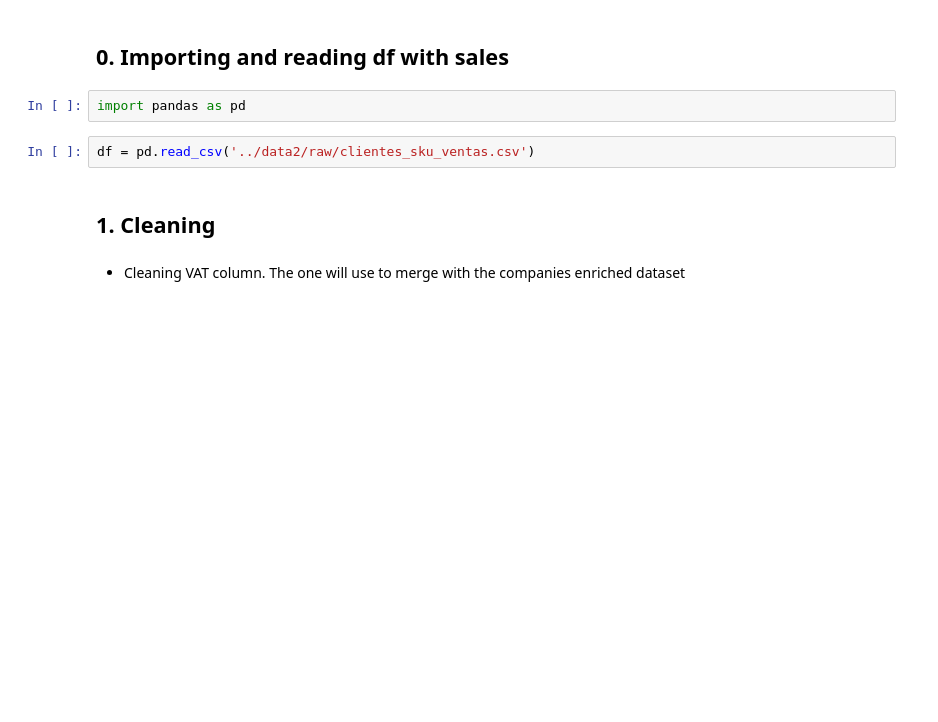
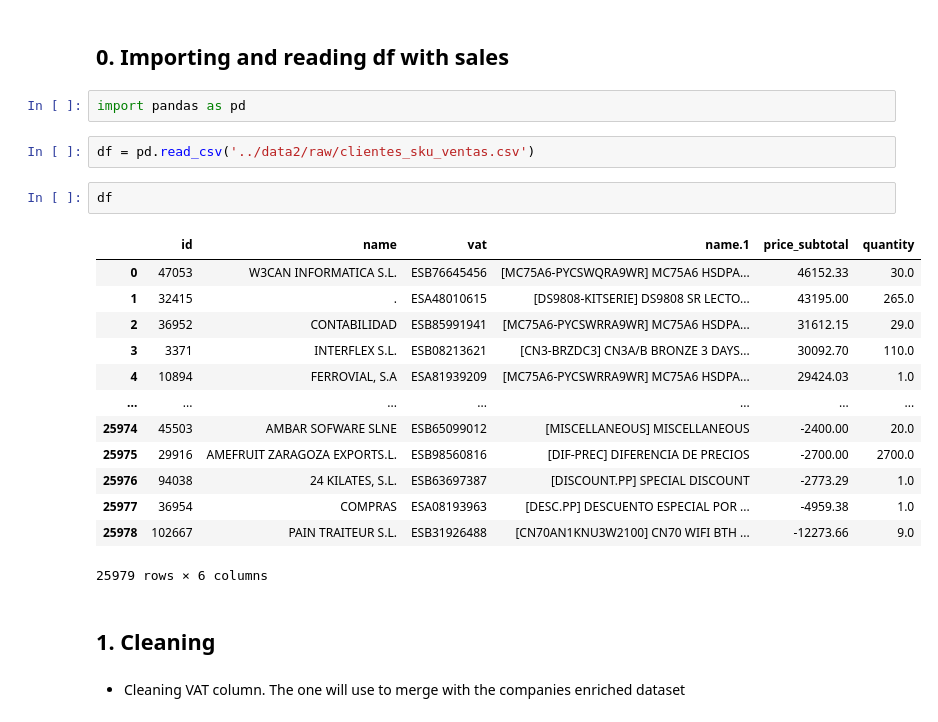
Before and after one commit to Albrodmar/Ironhack-Final-Project, a Jupyter notebook: notebooks/0- Cleaning Sales DF.ipynb, the cells around one changed output. Saved outputs shown, nothing was run; the diff lists cells and outputs as text; blank space fills up the shorter version.

```diff
--- a/notebooks/0- Cleaning Sales DF.ipynb
+++ b/notebooks/0- Cleaning Sales DF.ipynb
@@ -4,6 +4,22 @@
 import pandas as pd
 # %%
 df = pd.read_csv('../data2/raw/clientes_sku_ventas.csv')
+# %%
+df
+# %% [output]
+|  | id | name | vat | name.1 | price_subtotal | quantity |
+| 0 | 47053 | W3CAN INFORMATICA S.L. | ESB76645456 | [MC75A6-PYCSWQRA9WR] MC75A6 HSDPA... | 46152.33 | 30.0 |
+| 1 | 32415 | . | ESA48010615 | [DS9808-KITSERIE] DS9808 SR LECTO... | 43195.00 | 265.0 |
+| 2 | 36952 | CONTABILIDAD | ESB85991941 | [MC75A6-PYCSWRRA9WR] MC75A6 HSDPA... | 31612.15 | 29.0 |
+| 3 | 3371 | INTERFLEX S.L. | ESB08213621 | [CN3-BRZDC3] CN3A/B BRONZE 3 DAYS... | 30092.70 | 110.0 |
+| 4 | 10894 | FERROVIAL, S.A | ESA81939209 | [MC75A6-PYCSWRRA9WR] MC75A6 HSDPA... | 29424.03 | 1.0 |
+| ... | ... | ... | ... | ... | ... | ... |
+| 25974 | 45503 | AMBAR SOFWARE SLNE | ESB65099012 | [MISCELLANEOUS] MISCELLANEOUS | -2400.00 | 20.0 |
+| 25975 | 29916 | AMEFRUIT ZARAGOZA EXPORTS.L. | ESB98560816 | [DIF-PREC] DIFERENCIA DE PRECIOS | -2700.00 | 2700.0 |
+| 25976 | 94038 | 24 KILATES, S.L. | ESB63697387 | [DISCOUNT.PP] SPECIAL DISCOUNT | -2773.29 | 1.0 |
+| 25977 | 36954 | COMPRAS | ESA08193963 | [DESC.PP] DESCUENTO ESPECIAL POR ... | -4959.38 | 1.0 |
+| 25978 | 102667 | PAIN TRAITEUR S.L. | ESB31926488 | [CN70AN1KNU3W2100] CN70 WIFI BTH ... | -12273.66 | 9.0 |
+25979 rows × 6 columns
 # %% [markdown]
 ## 1. Cleaning ##
 # %% [markdown]
```
Also changed, not shown: parts of 3 cells of this notebook, 11 other files.
